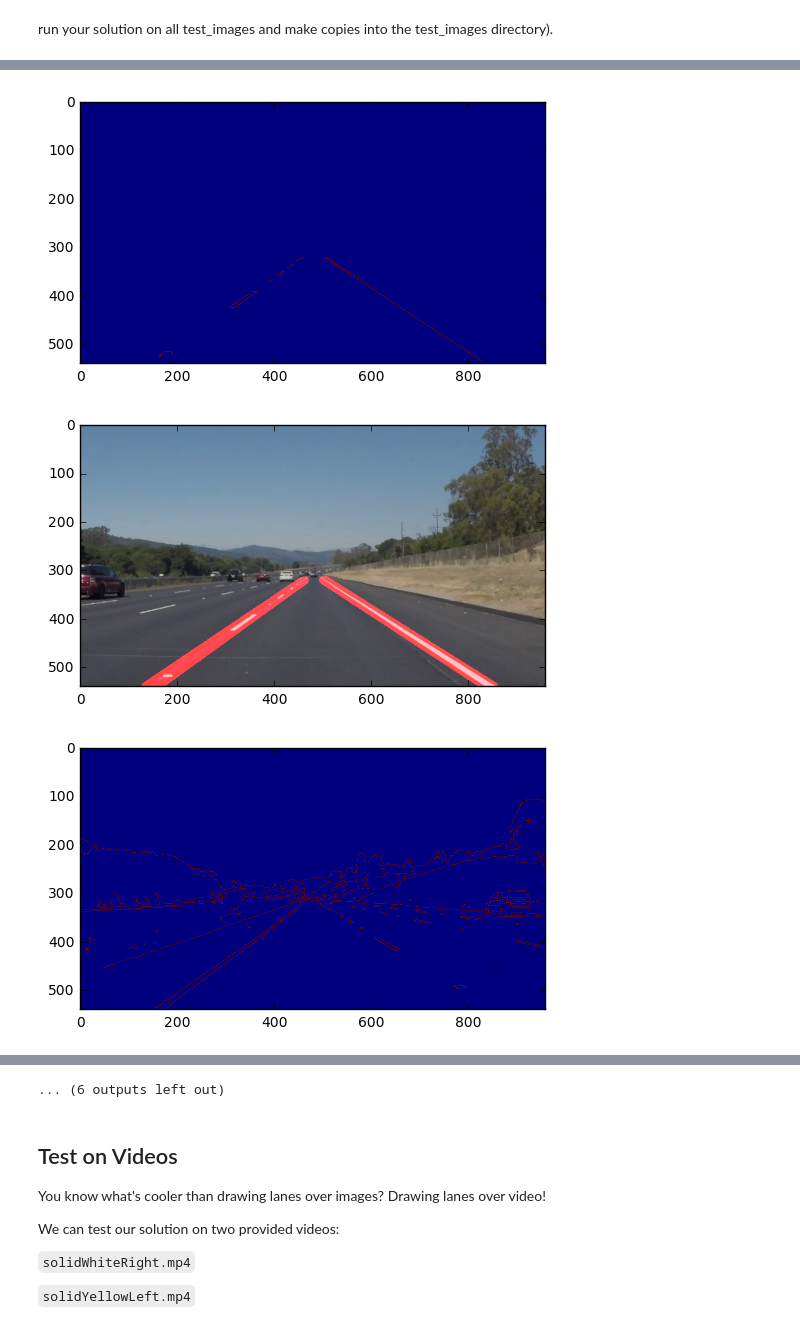
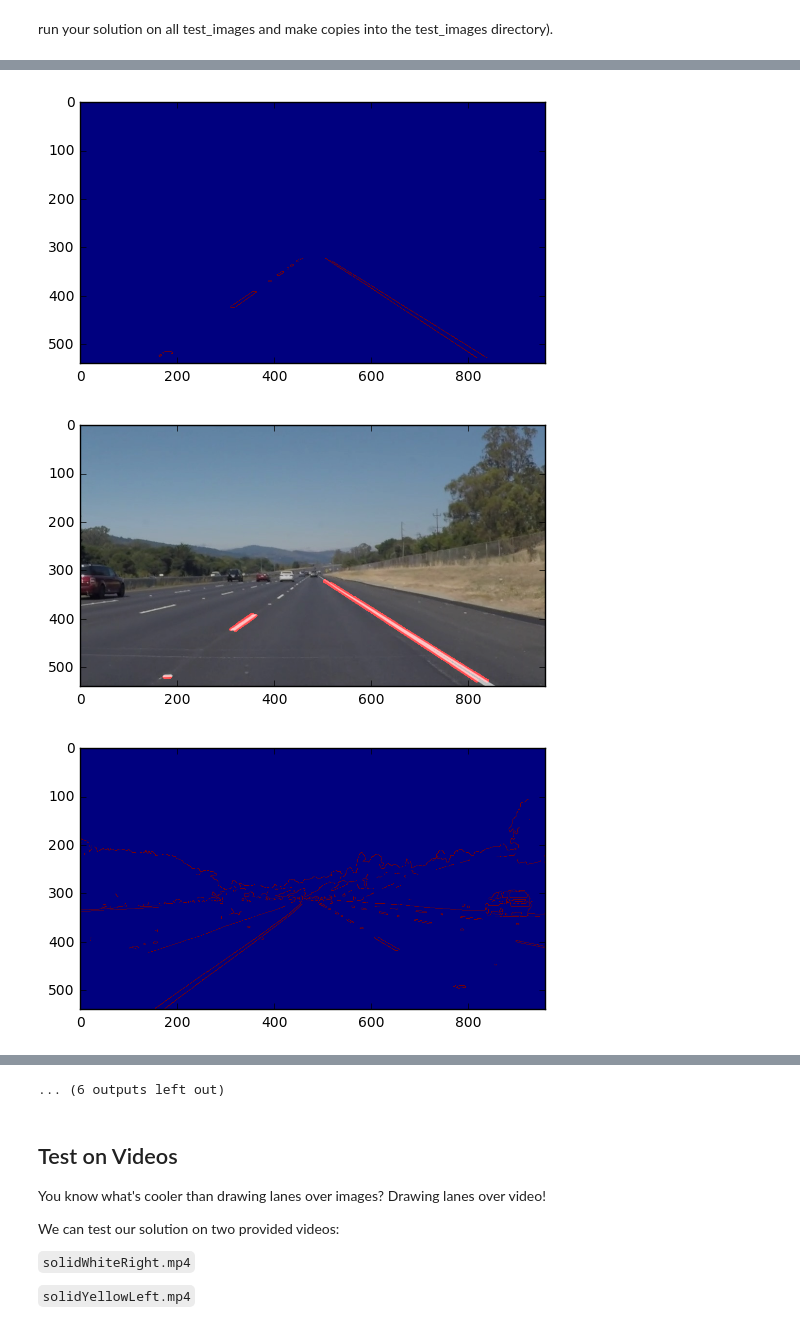
Before and after one commit to peparhugo/CarND-LaneLines-P1, a Jupyter notebook: P1.ipynb, the cells around one changed output, grey strips where cells are left out. Saved outputs shown, nothing was run; the diff lists cells and outputs as text; code cells hidden in the pictures.

Commit message:
Optimized canny lines and hough transform parameters

```diff
--- a/P1.ipynb
+++ b/P1.ipynb
@@ -107,7 +107,7 @@ def region_of_interest(img, vertices):
     #returning the image only where mask pixels are nonzero
     masked_image = cv2.bitwise_and(img, mask)
     return masked_image
-def vertices_trapaziod(image,percent_x_top,percent_y,percent_x_bottom=1):
+def vertices_trapaziod(image,percent_x_top,percent_y_top,percent_x_bottom=1.,percent_y_bottom=1.):
     """
     Takes image and percentages for x, y reduction
 
@@ -116,10 +116,10 @@ def vertices_trapaziod(image,percent_x_top,percent_y,percent_x_bottom=1):
     """
     imshape = image.shape
 
-    return np.array([[(imshape[1]*(1-percent_x_bottom),imshape[0]),(imshape[1]*percent_x_top, imshape[0]*percent_y), (imshape[1]*(1-percent_x_top), imshape[0]*(percent_y)), (imshape[1]*percent_x_bottom,imshape[0])]], dtype=np.int32)
+    return np.array([[(int(imshape[1]*(1-percent_x_bottom)),int(imshape[0]*percent_y_bottom)),(int(imshape[1]*percent_x_top), int(imshape[0]*percent_y_top)), (int(imshape[1]*(1-percent_x_top)), int(imshape[0]*(percent_y_top))), (int(imshape[1]*percent_x_bottom),int(imshape[0]*percent_y_bottom))]], dtype=np.int32)
 
 
-def draw_lines(img, lines, color=[255, 0, 0], thickness=15):
+def draw_lines(img, lines, color=[255, 0, 0], thickness=5):
     """
     NOTE: this is the function you might want to use as a starting point once you want to
     average/extrapolate the line segments you detect to map out the full
@@ -136,27 +136,21 @@ def draw_lines(img, lines, color=[255, 0, 0], thickness=15):
     If you want to make the lines semi-transparent, think about combining
     this function with the weighted_img() function below
     """
-    y_min=inf()
-    y_max=0
-    x_max=0
-    x_min=0
+
     for line in lines:
         for x1,y1,x2,y2 in line:
-            min_v=min(y1,y2)
-            max_v=max(y1,y2)
-            if y1>y2:
+
                 fit_left = np.polyfit((y1, y2), (x1, x2), 1)
-                cv2.line(img, (x2, y2), (int(img.shape[0]*fit_left[0]+fit_left[1]), img.shape[0]), color, thickness)
-            else:
-                fit_left = np.polyfit((y1, y2), (x1, x2), 1)
-                cv2.line(img, (x1, y1), (int(img.shape[0]*fit_left[0]+fit_left[1]), img.shape[0]), color, thickness)
+                cv2.line(img, (x2, y2), (x1,y1), color, thickness)
+
+
 def hough_lines(img, rho, theta, threshold, min_line_len, max_line_gap):
     """
     `img` should be the output of a Canny transform.
 
     Returns an image with hough lines drawn.
     """
-    lines = cv2.HoughLinesP(img, rho, theta, threshold, np.array([]), minLineLength=min_line_len, maxLineGap=max_line_gap)
+    lines = cv2.HoughLinesP(img, rho, theta, int(threshold), np.array([]), minLineLength=int(min_line_len), maxLineGap=int(max_line_gap))
     line_img = np.zeros((img.shape[0], img.shape[1], 3), dtype=np.uint8)
     draw_lines(line_img, lines)
     return line_img
@@ -194,13 +188,13 @@ for image_path in dir_list:
     image = mpimg.imread("test_images/"+image_path)
     gray_image = grayscale(image.copy())
     blur_image=gaussian_blur(gray_image, 3)
-    edges=canny(blur_image, 50, 150)
+    edges=canny(blur_image, 100, 150)
     plt.figure()
     plt.imshow(edges)
-    masked_image=region_of_interest(edges, vertices_trapaziod(edges,7.5/16,1/1.68,0.87))
+    masked_image=region_of_interest(edges, vertices_trapaziod(edges,7.6/16,1/1.67,1,0.98))
     plt.figure()
     plt.imshow(masked_image)
-    line_image=hough_lines(masked_image, 1, np.pi/180, 40, 50,140 )
+    line_image=hough_lines(masked_image, 1, np.pi/180, 8, 14,3 )
     plt.figure()
     plt.imshow(weighted_img(line_image, image, α=0.8, β=1., λ=0.))
 # %% [output]
@@ -211,3 +205,3 @@ for image_path in dir_list:
-[figure, old version]
+[figure, new version]
-[figure, old version]
+[figure, new version]
-[figure, old version]
+[figure, new version]
```
Also changed, not shown: parts of 5 cells of this notebook, 3 other files.
